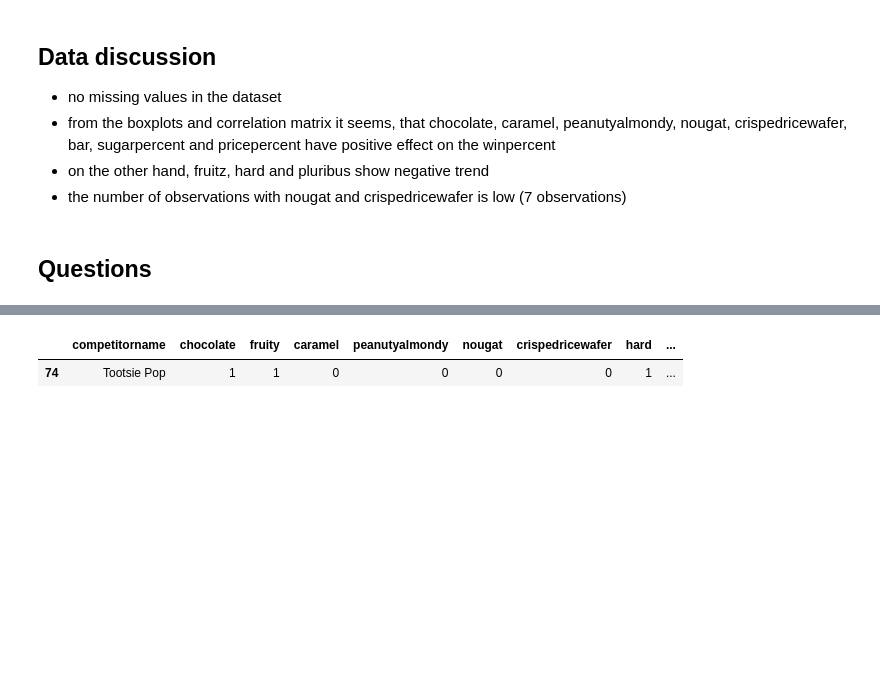
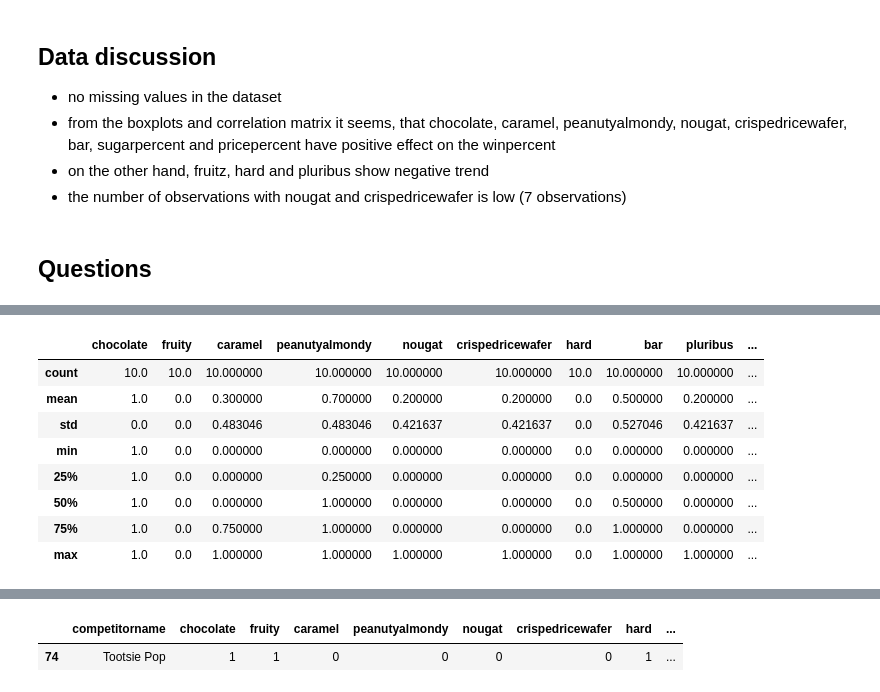
Before and after one commit to lhotaane/Case_study_Lidl, a Jupyter notebook: candy.ipynb, the cells around one changed output, grey strips where cells are left out. Drawn from its saved outputs; the diff is of its cells as text; code cells hidden in the pictures; blank space fills up the shorter version.

```diff
--- a/candy.ipynb
+++ b/candy.ipynb
@@ -202,0 +218,12 @@ df.sort_values(by='winpercent', ascending=False).head(5)
+# %%
+s1.describe()
+# %% [output]
+|  | chocolate | fruity | caramel | peanutyalmondy | nougat | crispedricewafer | hard | bar | pluribus | ... |
+| count | 10.0 | 10.0 | 10.000000 | 10.000000 | 10.000000 | 10.000000 | 10.0 | 10.000000 | 10.000000 | ... |
+| mean | 1.0 | 0.0 | 0.300000 | 0.700000 | 0.200000 | 0.200000 | 0.0 | 0.500000 | 0.200000 | ... |
+| std | 0.0 | 0.0 | 0.483046 | 0.483046 | 0.421637 | 0.421637 | 0.0 | 0.527046 | 0.421637 | ... |
+| min | 1.0 | 0.0 | 0.000000 | 0.000000 | 0.000000 | 0.000000 | 0.0 | 0.000000 | 0.000000 | ... |
+| 25% | 1.0 | 0.0 | 0.000000 | 0.250000 | 0.000000 | 0.000000 | 0.0 | 0.000000 | 0.000000 | ... |
+| 50% | 1.0 | 0.0 | 0.000000 | 1.000000 | 0.000000 | 0.000000 | 0.0 | 0.500000 | 0.000000 | ... |
+| 75% | 1.0 | 0.0 | 0.750000 | 1.000000 | 0.000000 | 0.000000 | 0.0 | 1.000000 | 0.000000 | ... |
+| max | 1.0 | 0.0 | 1.000000 | 1.000000 | 1.000000 | 1.000000 | 0.0 | 1.000000 | 1.000000 | ... |
```
Also changed, not shown: parts of 15 cells of this notebook, 1 other file.
